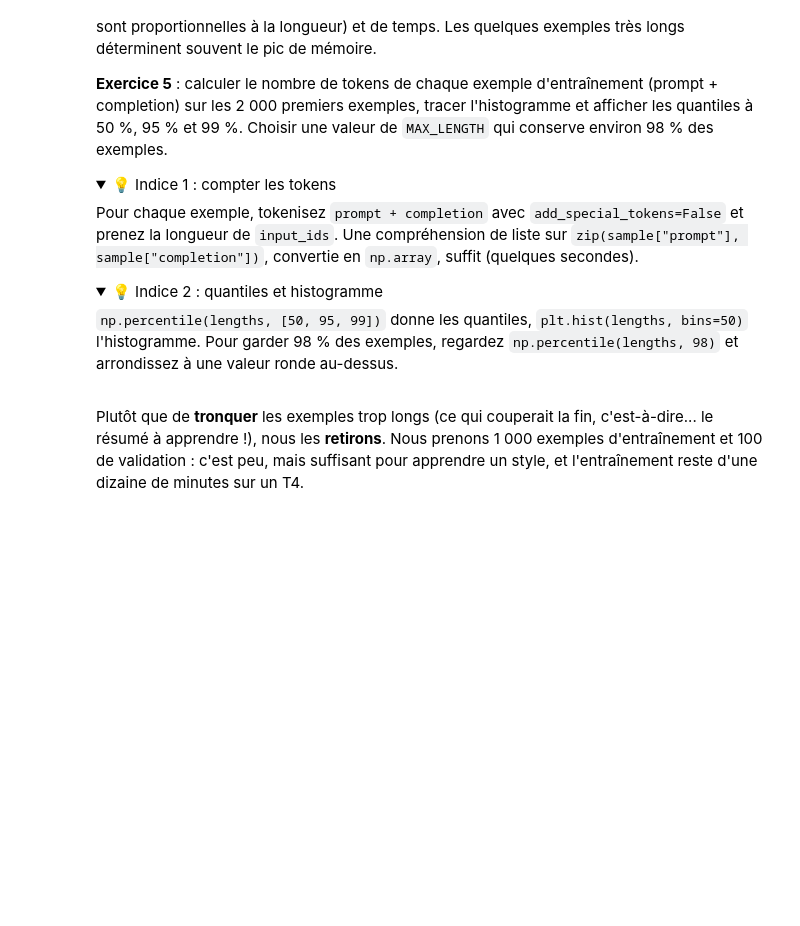
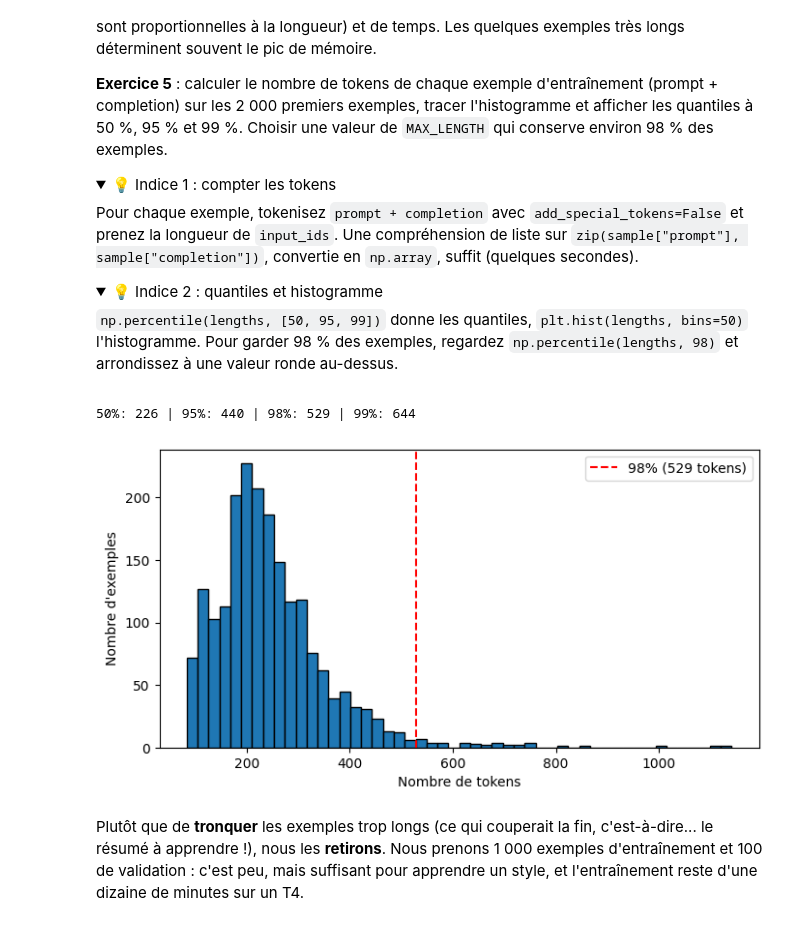
Before and after one commit to Durogene/tp-fine-tuning-student-version, a Jupyter notebook: tp-fine-tuning.ipynb, the cells around one changed output. Drawn from its saved outputs; the diff is of its cells as text; code cells hidden in the pictures; folded sections open; blank space fills up the shorter version.

```diff
--- a/tp-fine-tuning.ipynb
+++ b/tp-fine-tuning.ipynb
@@ -298,8 +360,13 @@ Le prompt doit être identique à celui de l'inférence : reprenez l'appel à `t
 </details>
 # %%
 def format_example(example):
-    # VOTRE CODE ICI
-    raise NotImplementedError("À compléter")
+    prompt = tokenizer.apply_chat_template(
+        build_messages(example["dialogue"]),
+        tokenize=False,
+        add_generation_prompt=True,
+        enable_thinking=False
+    )
+    return {"prompt": prompt, "completion": example["summary"]}
 
 
 formatted = format_example(dataset["train"][0])
@@ -337,7 +423,24 @@ Pour chaque exemple, tokenisez `prompt + completion` avec `add_special_tokens=Fa
 </details>
 # %%
 sample = dataset["train"].select(range(2000)).map(format_example)
-# VOTRE CODE ICI
+lengths = np.array([
+    len(tokenizer(p + c, add_special_tokens=False)["input_ids"])
+    for p, c in zip(sample["prompt"], sample["completion"])
+])
+
+q50, q95, q98, q99 = np.percentile(lengths, [50, 95, 98, 99])
+print(f"50%: {q50:.0f} | 95%: {q95:.0f} | 98%: {q98:.0f} | 99%: {q99:.0f}")
+
+plt.figure(figsize=(8, 4))
+plt.hist(lengths, bins=50, edgecolor="black")
+plt.axvline(q98, color="red", linestyle="--", label=f"98% ({q98:.0f} tokens)")
+plt.xlabel("Nombre de tokens")
+plt.ylabel("Nombre d'exemples")
+plt.legend()
+plt.show()
+# %% [output]
+50%: 226 | 95%: 440 | 98%: 529 | 99%: 644
+[figure, added]
 # %%
 MAX_LENGTH = 512  # à ajuster selon votre analyse
 # %% [markdown]
```
Also changed, not shown: parts of 30 cells of this notebook.
